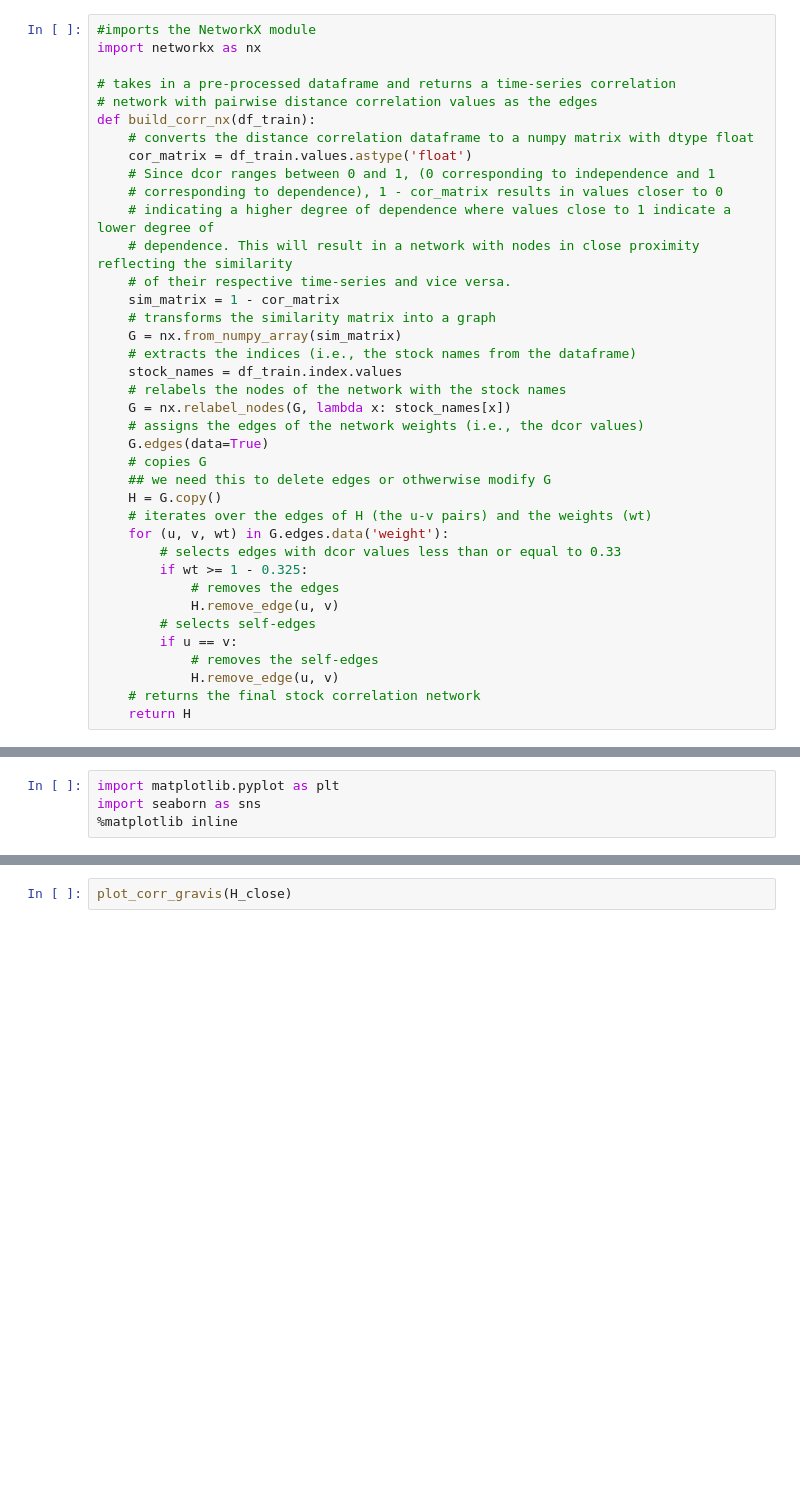
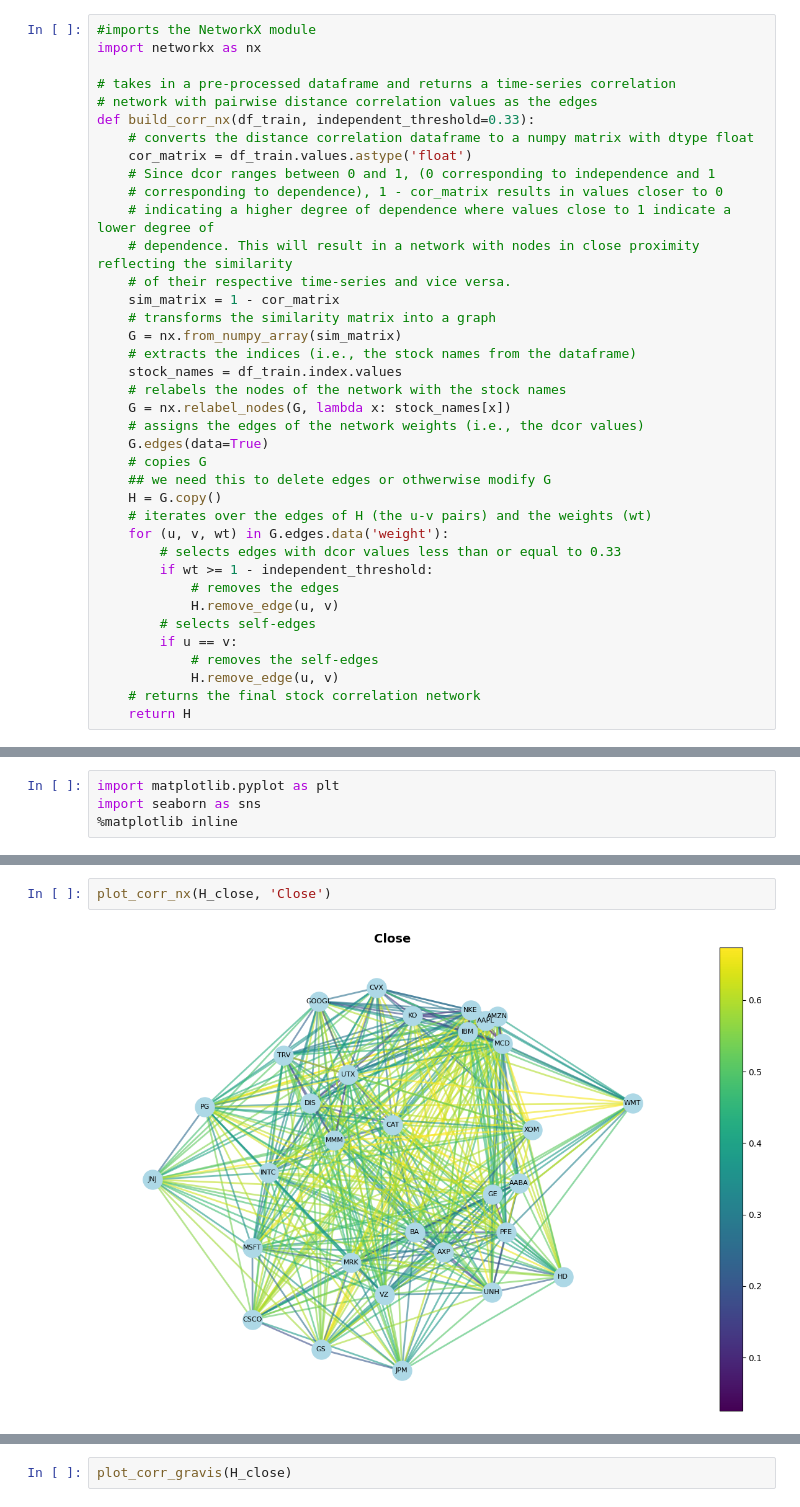
Before and after one commit to FulgentMcGuffin/tgraphportfolio, a Jupyter notebook: src/tgraphportfolio/tgraphportfolio.ipynb, the cells around one changed output, grey strips where cells are left out. Cells and saved outputs as stored; diff of their text form; blank space fills up the shorter version.

Commit message:
Note the graph is an Independence graph

```diff
--- a/src/tgraphportfolio/tgraphportfolio.ipynb
+++ b/src/tgraphportfolio/tgraphportfolio.ipynb
@@ -119,7 +119,7 @@ import networkx as nx
 
 # takes in a pre-processed dataframe and returns a time-series correlation
 # network with pairwise distance correlation values as the edges
-def build_corr_nx(df_train):
+def build_corr_nx(df_train, independent_threshold=0.33):
     # converts the distance correlation dataframe to a numpy matrix with dtype float
     cor_matrix = df_train.values.astype('float')
     # Since dcor ranges between 0 and 1, (0 corresponding to independence and 1
@@ -142,7 +142,7 @@ def build_corr_nx(df_train):
     # iterates over the edges of H (the u-v pairs) and the weights (wt)
     for (u, v, wt) in G.edges.data('weight'):
         # selects edges with dcor values less than or equal to 0.33
-        if wt >= 1 - 0.325:
+        if wt >= 1 - independent_threshold:
             # removes the edges
             H.remove_edge(u, v)
         # selects self-edges
@@ -174,3 +289,7 @@ plot_corr_nx_w_title(H_close, df_train_close, 'Close')
+# %%
+plot_corr_nx(H_close, 'Close')
+# %% [output]
+[figure, added]
 # %%
 import gravis as gv
 import matplotlib.pyplot as plt
```
Also changed, not shown: parts of 7 cells of this notebook.
